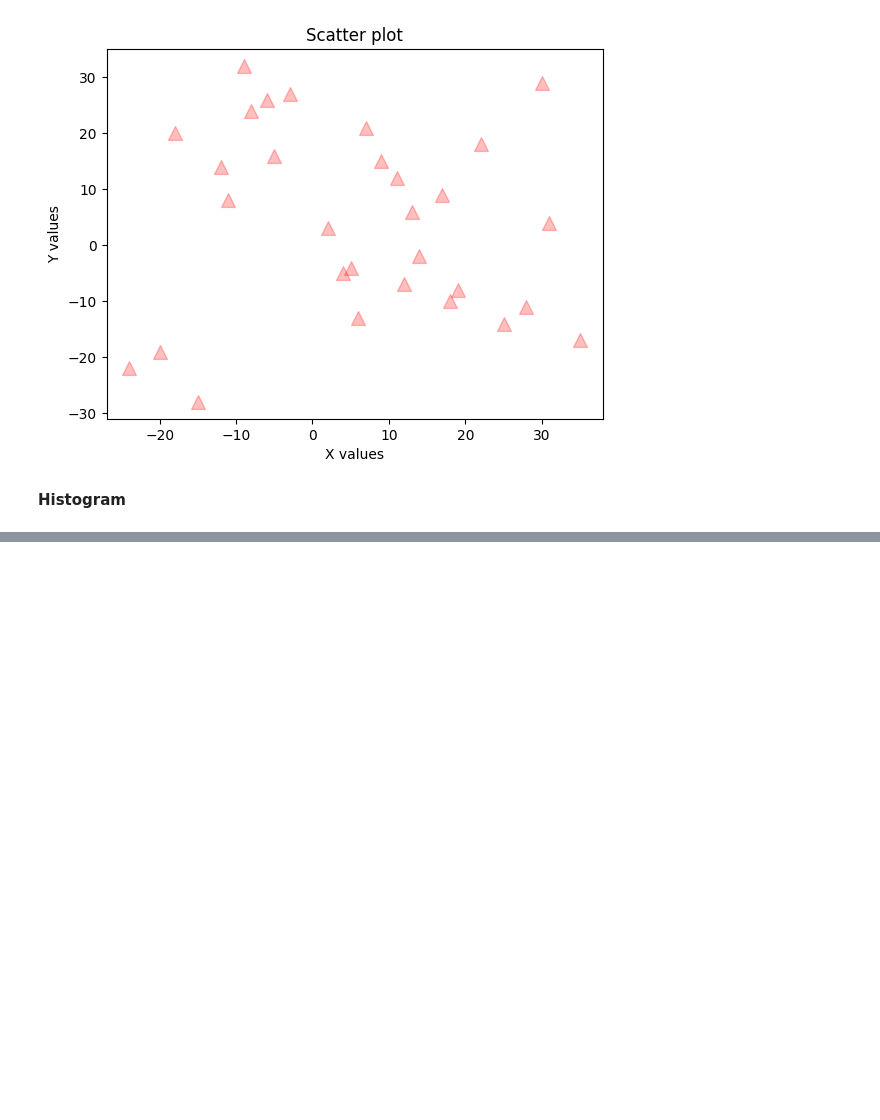
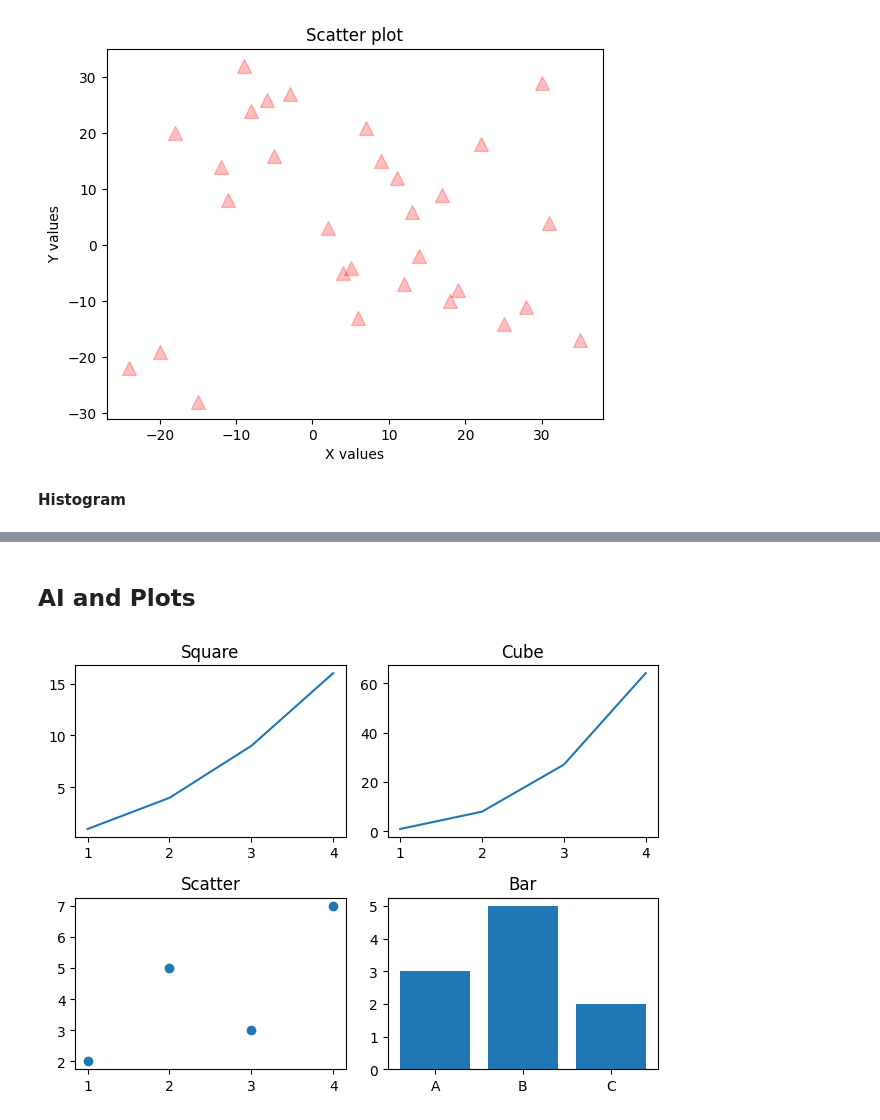
Before and after one commit to Sarthak-Chauhan-Git/UPES_PG_30655, a Jupyter notebook: GilbertStrang/Chapters/Matplotlib.ipynb, the cells around one changed output, grey strips where cells are left out. Cells and saved outputs as stored; diff of their text form; code cells hidden in the pictures; blank space fills up the shorter version.

```diff
--- a/GilbertStrang/Chapters/Matplotlib.ipynb
+++ b/GilbertStrang/Chapters/Matplotlib.ipynb
@@ -133,0 +171,27 @@ marks = [42, 45, 47, 50, 52, 55, 58,
+# %% [markdown]
+## AI and Plots
+# %%
+# Old syntax using matrices [plt.subplot(row,column,position)]
+x = [1,2,3,4]
+
+plt.subplot(2,2,1)
+plt.plot(x,[1,4,9,16])
+plt.title("Square")
+
+plt.subplot(2,2,2)
+plt.plot(x,[1,8,27,64])
+plt.title("Cube")
+
+plt.subplot(2,2,3)
+plt.scatter(x,[2,5,3,7])
+plt.title("Scatter")
+
+plt.subplot(2,2,4)
+plt.bar(["A","B","C"],[3,5,2])
+plt.title("Bar")
+
+plt.tight_layout()
+
+plt.show()
+# %% [output]
+[figure, added]
```
Also changed, not shown: parts of 18 cells of this notebook, 1 other file.
